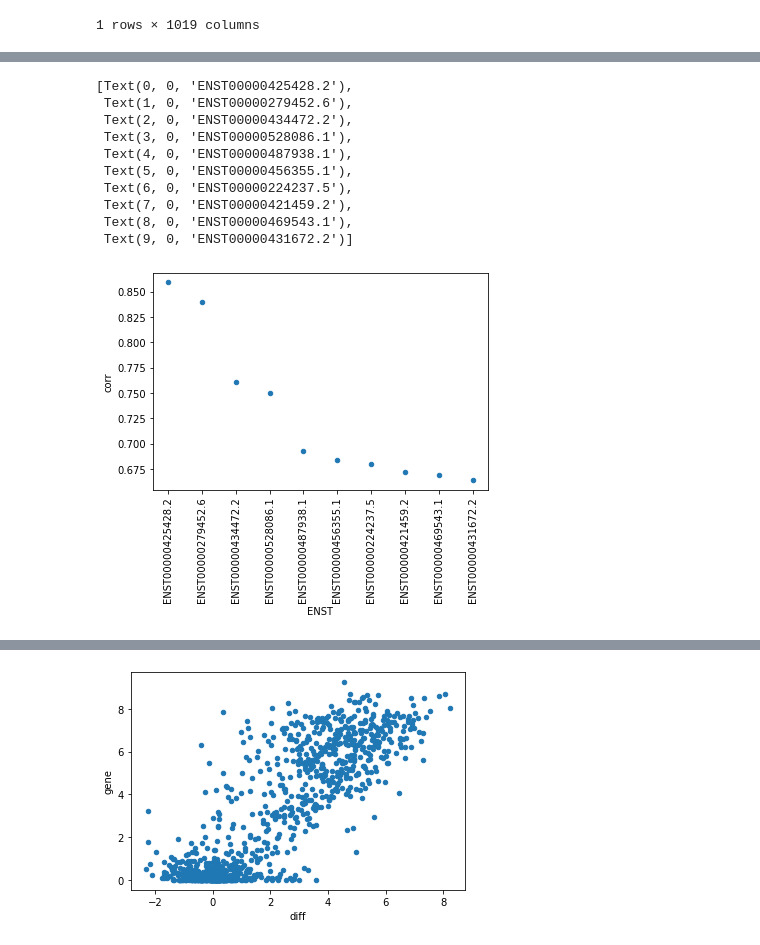
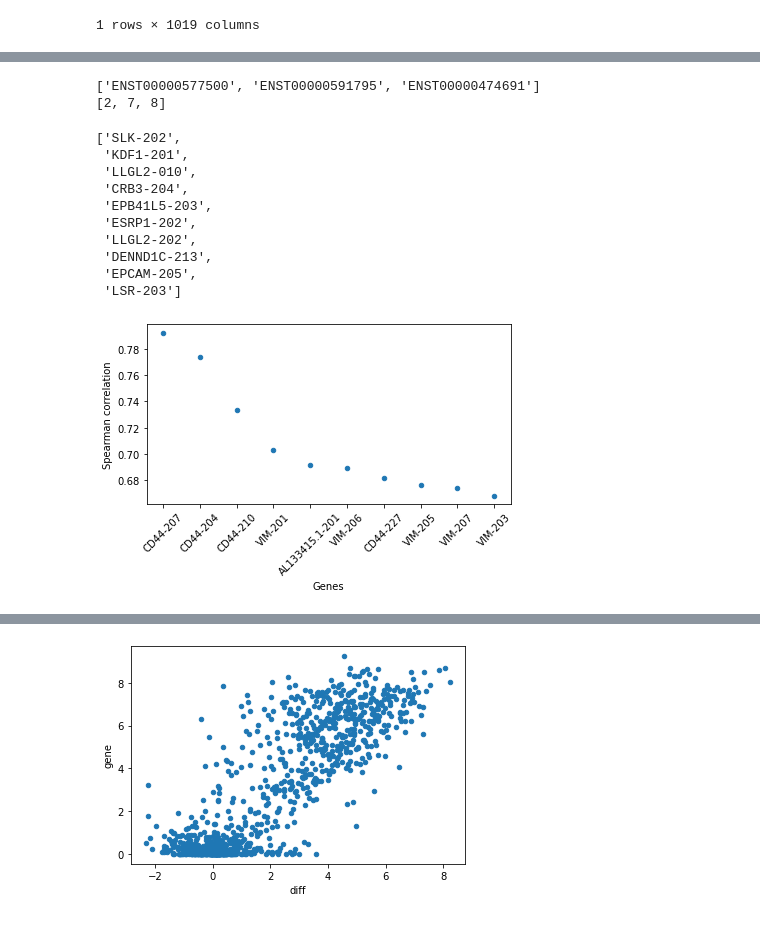
Before and after one commit to KseniaKir/Some-scripts, a Jupyter notebook: cd44_diff.ipynb, the cells around one changed output, grey strips where cells are left out. Saved outputs shown, nothing was run; the diff lists cells and outputs as text; code cells hidden in the pictures.

Commit message:
Add files via upload
Correlation between two isoform difference and all other genes expression

```diff
--- a/cd44_diff.ipynb
+++ b/cd44_diff.ipynb
@@ -56,7 +41,7 @@ x = pd.Series(df.loc['difference', :])
 m = []
 for i in range (196520):
     y = pd.Series(df.iloc[i, :])
-    m.append(x.corr(y))
+    m.append(x.corr(y, method='spearman'))
 # %%
 header = df.index.to_list()
 # make two lists - for positive and negative correlations
@@ -79,3 +64,8 @@ df_pos = pd.DataFrame(h_pl, columns =['ENST'])
 df_neg = pd.DataFrame(h_min, columns =['ENST'])
 df_pos['corr'] = l_pl
 df_neg['corr'] = l_min
+# %%
+df_pos = df_pos.set_index('ENST')
+df_neg = df_neg.set_index('ENST')
+df_pos.to_csv('Positive_corr_all.csv', index=True)
+df_neg.to_csv('Negative_corr_all.csv', index=True)
@@ -81,0 +104,5 @@ df_neg['corr'] = l_min
+# %%
+df_pos_g = pd.DataFrame(genes_pos, columns=df_ann.columns)
+# l_pos = df_pos_g['Transcript name'].tolist() # CD44-210, index = 2
+l_pos = ['CD44-207', 'CD44-204', 'CD44-210', 'VIM-201', 'AL133415.1-201', 'VIM-206', 'CD44-227',
+         'VIM-205', 'VIM-207', 'VIM-203']
@@ -81,0 +120,6 @@ df_neg['corr'] = l_min
+# %%
+print(out_neg)
+print(nums_neg)
+# %% [output]
+['ENST00000577500', 'ENST00000591795', 'ENST00000474691']
+[2, 7, 8]
@@ -82,19 +129,27 @@ df_neg['corr'] = l_min
+# %%
+l_neg.insert(2, 'LLGL2-010')
+l_neg.insert(7, 'DENND1C-213')
+l_neg.insert(8, 'EPCAM-205')
+l_neg
+# %% [output]
+['SLK-202',
+ 'KDF1-201',
+ 'LLGL2-010',
+ 'CRB3-204',
+ 'EPB41L5-203',
+ 'ESRP1-202',
+ 'LLGL2-202',
+ 'DENND1C-213',
+ 'EPCAM-205',
+ 'LSR-203']
 # %%
-df_pos_pl = df_pos.sort_values(by=['corr'], ascending=False)
-df_pos_pl = df_pos_pl[:10]
+import matplotlib.pyplot as plt
+
 pl = df_pos_pl.plot.scatter(x='ENST', y='corr')
-k = df_pos_pl.loc[:, 'ENST']
-pl.set_xticklabels(labels=k, rotation=90)
-#pl.get_figure().savefig('corr_top_10.png', dpi=300)
+pl.set_xticklabels(labels=l_pos, rotation=45)
+pl.set_xlabel('Genes')
+pl.set_ylabel('Spearman correlation')
+plt.tight_layout()
+#pl.get_figure().savefig('poscorr_top_10.png', dpi=300)
 # %% [output]
-[Text(0, 0, 'ENST00000425428.2'),
- Text(1, 0, 'ENST00000279452.6'),
- Text(2, 0, 'ENST00000434472.2'),
- Text(3, 0, 'ENST00000528086.1'),
- Text(4, 0, 'ENST00000487938.1'),
- Text(5, 0, 'ENST00000456355.1'),
- Text(6, 0, 'ENST00000224237.5'),
- Text(7, 0, 'ENST00000421459.2'),
- Text(8, 0, 'ENST00000469543.1'),
- Text(9, 0, 'ENST00000431672.2')]
-[figure, old version]
+[figure, new version]
```
Also changed, not shown: parts of 10 cells of this notebook.
